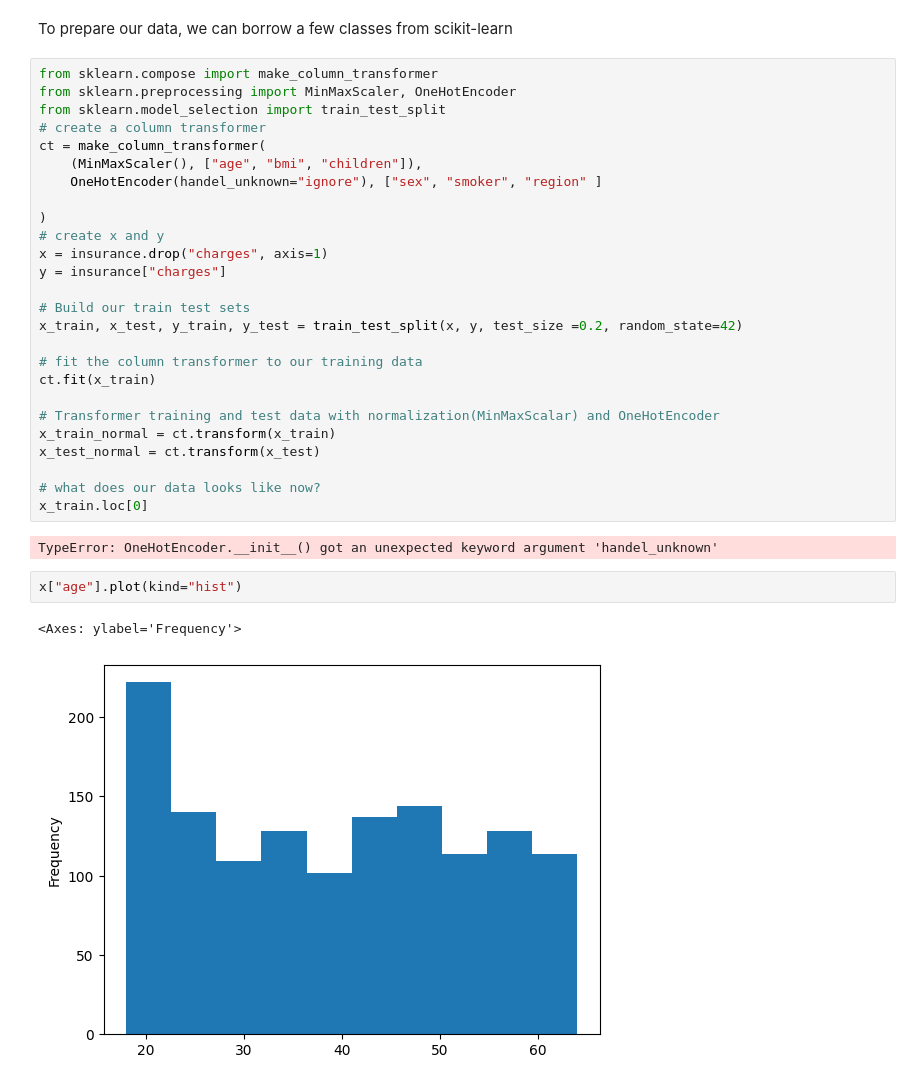
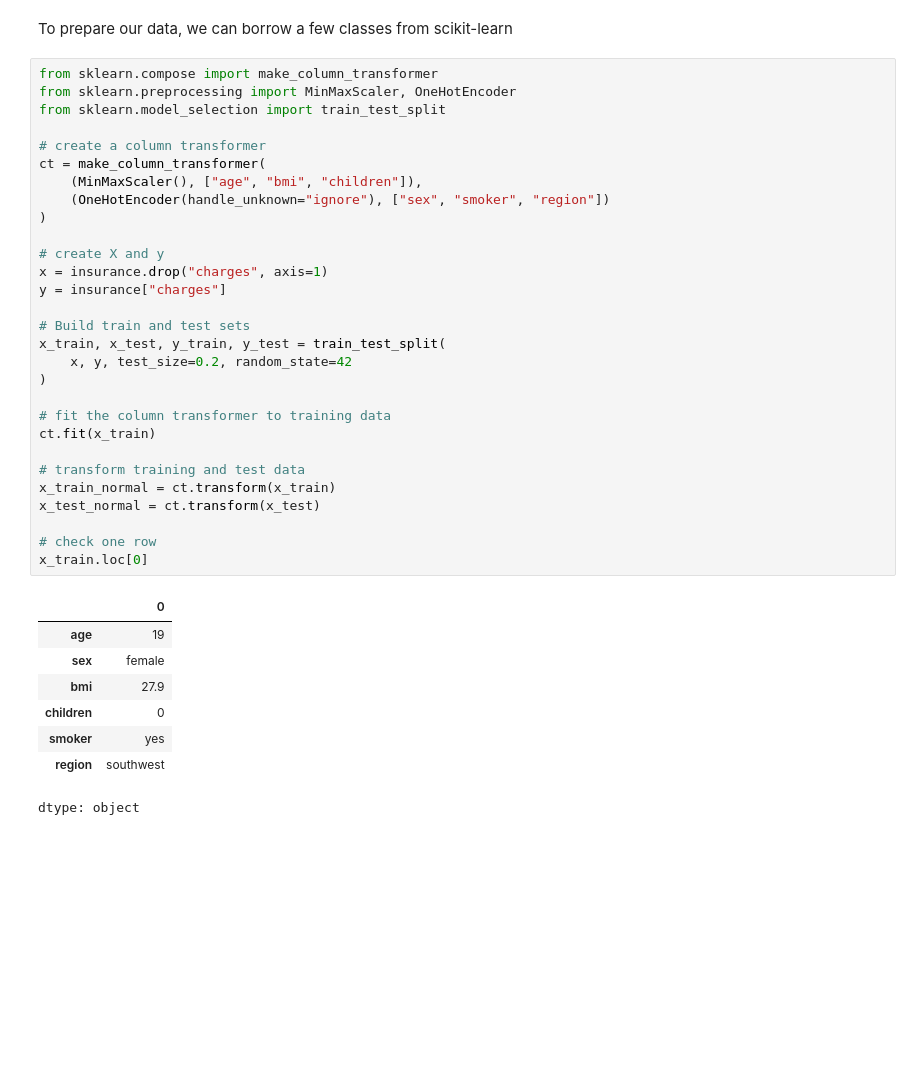
Before and after one commit to nushuhu51-ux/TENSORFLOW-FULL-COURSE-FOR-DEEP-LEARNING, a Jupyter notebook: 01_neural_network_regression_with_tensorflow_part_2.ipynb, the cells around one changed output. Drawn from its saved outputs; the diff is of its cells as text; blank space fills up the shorter version.

```diff
--- a/01_neural_network_regression_with_tensorflow_part_2.ipynb
+++ b/01_neural_network_regression_with_tensorflow_part_2.ipynb
@@ -1256,33 +1256,38 @@ To prepare our data, we can borrow a few classes from scikit-learn
 # %%
 from sklearn.compose import make_column_transformer
 from sklearn.preprocessing import MinMaxScaler, OneHotEncoder
 from sklearn.model_selection import train_test_split
+
 # create a column transformer
 ct = make_column_transformer(
     (MinMaxScaler(), ["age", "bmi", "children"]),
-    OneHotEncoder(handel_unknown="ignore"), ["sex", "smoker", "region" ]
+    (OneHotEncoder(handle_unknown="ignore"), ["sex", "smoker", "region"])
+)
 
-)
-# create x and y
+# create X and y
 x = insurance.drop("charges", axis=1)
 y = insurance["charges"]
 
-# Build our train test sets
-x_train, x_test, y_train, y_test = train_test_split(x, y, test_size =0.2, random_state=42)
+# Build train and test sets
+x_train, x_test, y_train, y_test = train_test_split(
+    x, y, test_size=0.2, random_state=42
+)
 
-# fit the column transformer to our training data
+# fit the column transformer to training data
 ct.fit(x_train)
 
-# Transformer training and test data with normalization(MinMaxScalar) and OneHotEncoder
+# transform training and test data
 x_train_normal = ct.transform(x_train)
 x_test_normal = ct.transform(x_test)
 
-# what does our data looks like now?
+# check one row
 x_train.loc[0]
 # %% [output]
+|  | 0 |
+| age | 19 |
+| sex | female |
+| bmi | 27.9 |
+| children | 0 |
+| smoker | yes |
+| region | southwest |
-TypeError: OneHotEncoder.__init__() got an unexpected keyword argument 'handel_unknown'
+dtype: object
-# %%
-x["age"].plot(kind="hist")
-# %% [output]
-<Axes: ylabel='Frequency'>
-[figure, removed]
```
Also changed, not shown: parts of 6 cells of this notebook.
